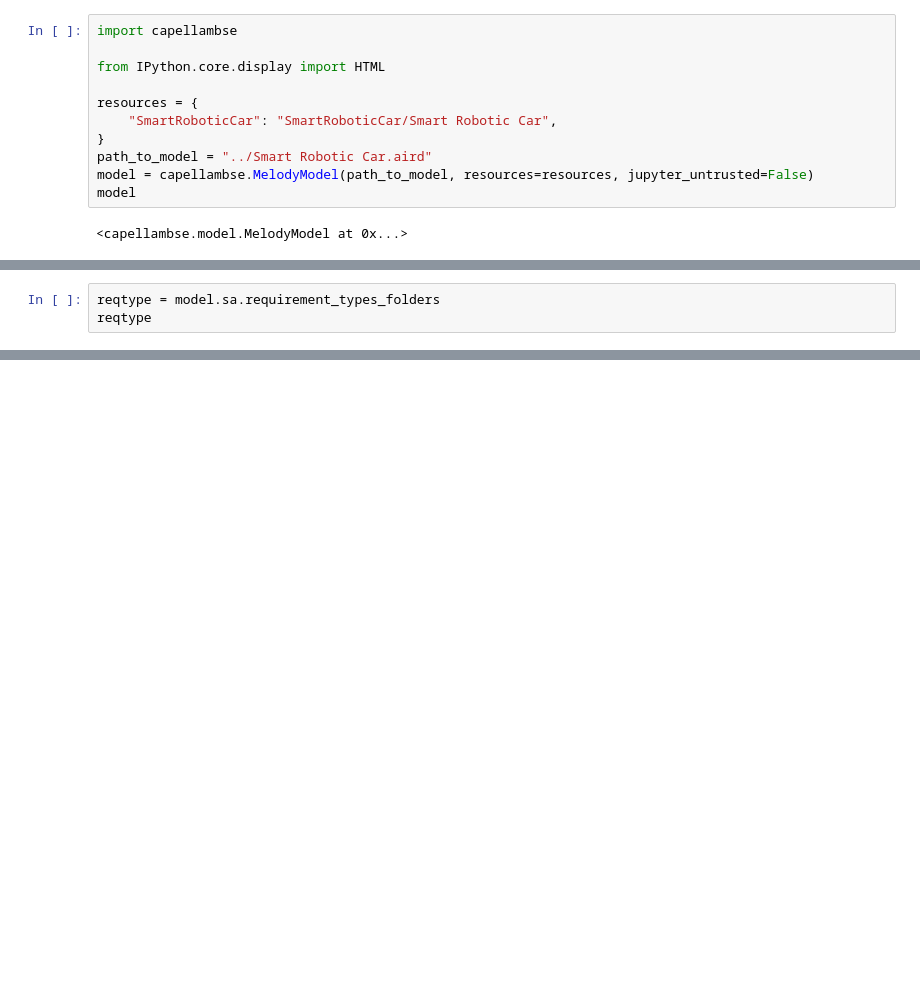
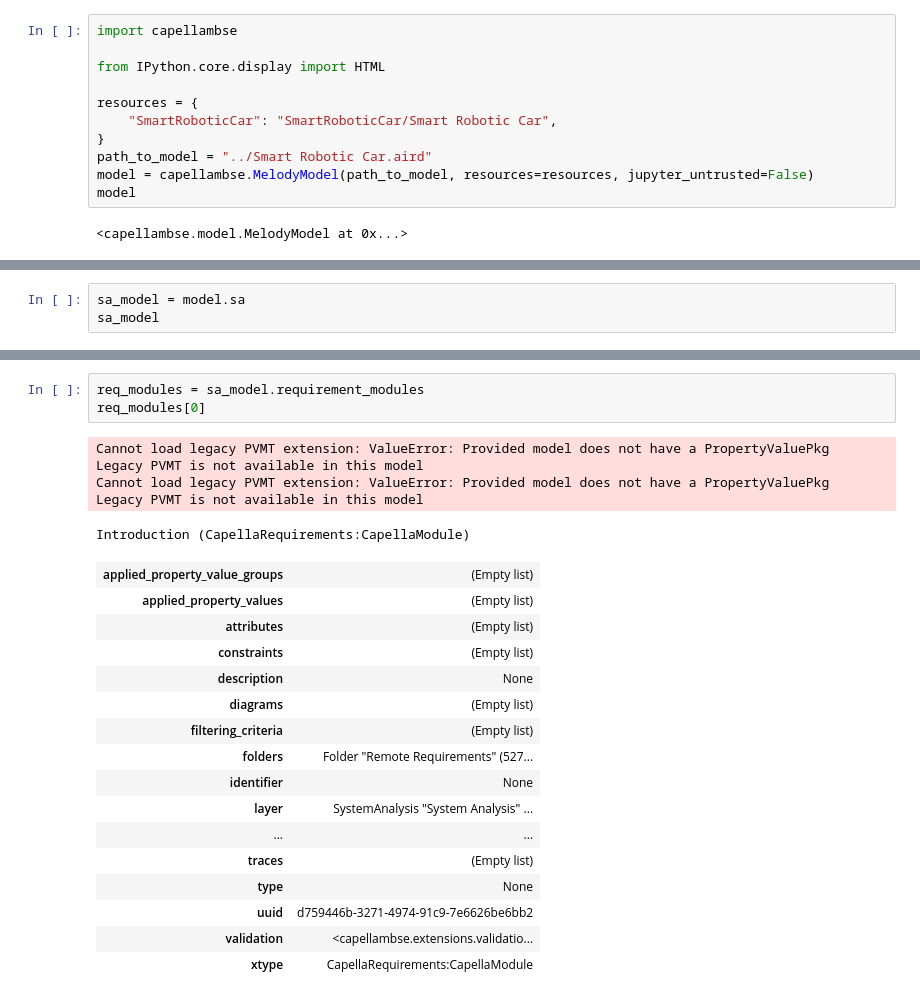
Before and after one commit to tkomarOSP/SmartRoboticCar, a Jupyter notebook: Smart Robotic Car/Notebook/SmartRoboticCarReqs.ipynb, the cells around one changed output, grey strips where cells are left out. Drawn from its saved outputs; the diff is of its cells as text; blank space fills up the shorter version.

Commit message:
Updated to capture requirement content

```diff
--- a/Smart Robotic Car/Notebook/SmartRoboticCarReqs.ipynb
+++ b/Smart Robotic Car/Notebook/SmartRoboticCarReqs.ipynb
@@ -19,4 +39,4 @@ reqs
 # %%
-reqtype = model.sa.requirement_types_folders
-reqtype
+sa_model = model.sa
+sa_model
 # %% [output]
@@ -23,0 +64,25 @@ reqtype
+# %%
+req_modules = sa_model.requirement_modules
+req_modules[0]
+# %% [output]
+Cannot load legacy PVMT extension: ValueError: Provided model does not have a PropertyValuePkg
+Legacy PVMT is not available in this model
+Cannot load legacy PVMT extension: ValueError: Provided model does not have a PropertyValuePkg
+Legacy PVMT is not available in this model
+Introduction (CapellaRequirements:CapellaModule)
+| applied_property_value_groups | (Empty list) |
+| applied_property_values | (Empty list) |
+| attributes | (Empty list) |
+| constraints | (Empty list) |
+| description | None |
+| diagrams | (Empty list) |
+| filtering_criteria | (Empty list) |
+| folders | Folder "Remote Requirements" (527... |
+| identifier | None |
+| layer | SystemAnalysis "System Analysis" ... |
+| ... | ... |
+| traces | (Empty list) |
+| type | None |
+| uuid | d759446b-3271-4974-91c9-7e6626be6bb2 |
+| validation | <capellambse.extensions.validatio... |
+| xtype | CapellaRequirements:CapellaModule |
```
Also changed, not shown: parts of 3 cells of this notebook.
